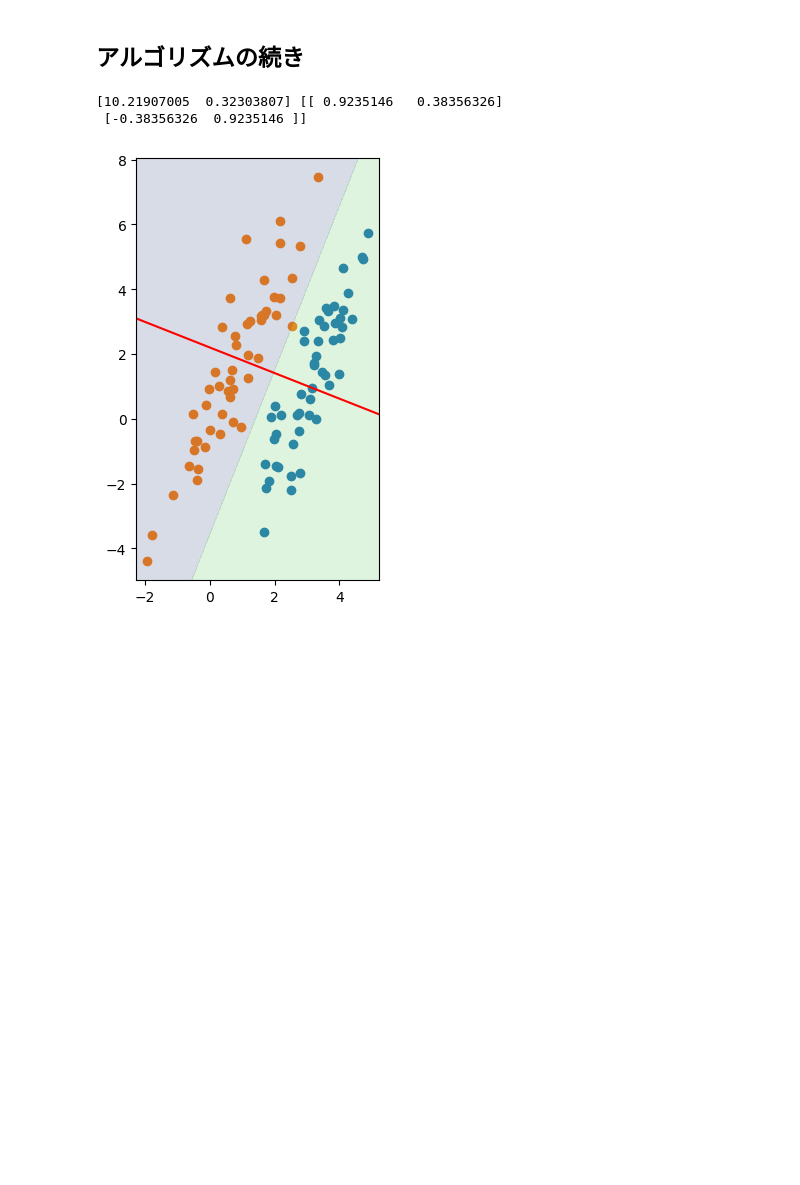
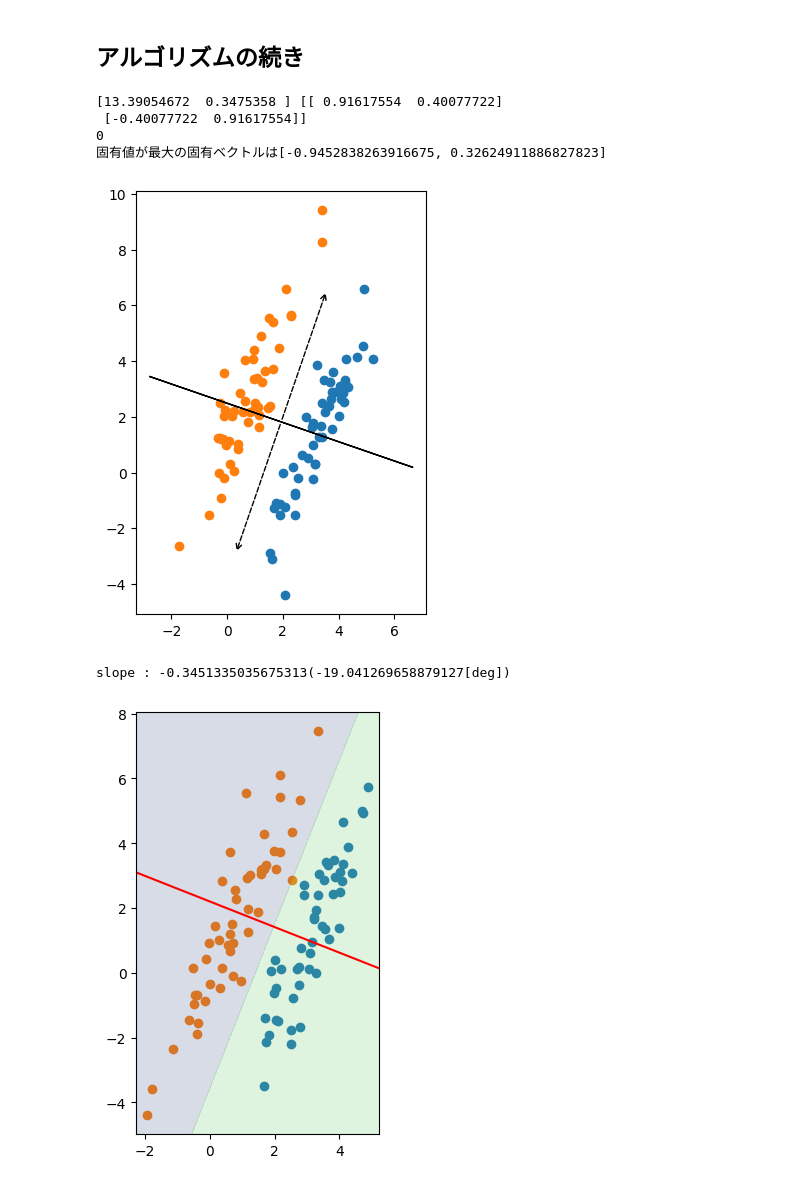
Before and after one commit to takutak/zatta, a Jupyter notebook: PR_PCA.ipynb, the cells around one changed output. Cells and saved outputs as stored; diff of their text form; code cells hidden in the pictures; blank space fills up the shorter version.

```diff
--- a/PR_PCA.ipynb
+++ b/PR_PCA.ipynb
@@ -161,9 +161,52 @@ print(Sb)
 eigen_values, eigen_vectors = np.linalg.eig(np.linalg.inv(Sw).dot(Sb))
 
 print(eigen_values, eigen_vectors)
+
+
+max_index = np.argmax(eigen_values)
+print(max_index)
+
+ans = [float(S_eig[1][0][max_index]), float(S_eig[1][1][max_index])]
+print(f"固有値が最大の固有ベクトルは{ans}")
 # %% [output]
-[10.21907005  0.32303807] [[ 0.9235146   0.38356326]
- [-0.38356326  0.9235146 ]]
+[13.39054672  0.3475358 ] [[ 0.91617554  0.40077722]
+ [-0.40077722  0.91617554]]
+0
+固有値が最大の固有ベクトルは[-0.9452838263916675, 0.32624911886827823]
+# %%
+fig, ax = plt.subplots(nrows=1, ncols=1)
+ax.scatter(X[:N//2, 0], X[:N//2, 1])
+ax.scatter(X[N//2:, 0], X[N//2:, 1])
+ax.set_aspect('equal', adjustable='box')
+fig.tight_layout()
+
+mean_all_x = (m1[0]+m2[0])/2
+mean_all_y = (m1[1]+m2[1])/2
+
+ax.arrow(x=mean_all_x, y=mean_all_y, dx=ans[0]*5, dy=ans[1]*5)
+ax.arrow(x=mean_all_x, y=mean_all_y, dx=-ans[0]*5, dy=-ans[1]*5)
+
+
+ax.annotate('',
+            xy=(mean_all_x-ans[1]*5, mean_all_y+ans[0]*5),  # 矢印の先端
+            xytext=(mean_all_x, mean_all_y),  # 矢印の基点
+            arrowprops=dict(arrowstyle='->', linestyle='dashed'))
+
+ax.annotate('',
+            xy=(mean_all_x+ans[1]*5, mean_all_y-ans[0]*5),  # 矢印の先端
+            xytext=(mean_all_x, mean_all_y),  # 矢印の基点
+            arrowprops=dict(arrowstyle='->', linestyle='dashed'))
+
+
+plt.show()
+# %% [output]
+[figure, added]
+# %%
+slope = ans[1]/ans[0]
+slope_deg = np.degrees(np.arctan(slope))
+print(f"slope : {slope}({slope_deg}[deg])")
+# %% [output]
+slope : -0.3451335035675313(-19.041269658879127[deg])
 # %%
 # Implement by yourself
 # %% [output]
```
Also changed, not shown: parts of 7 cells of this notebook.
